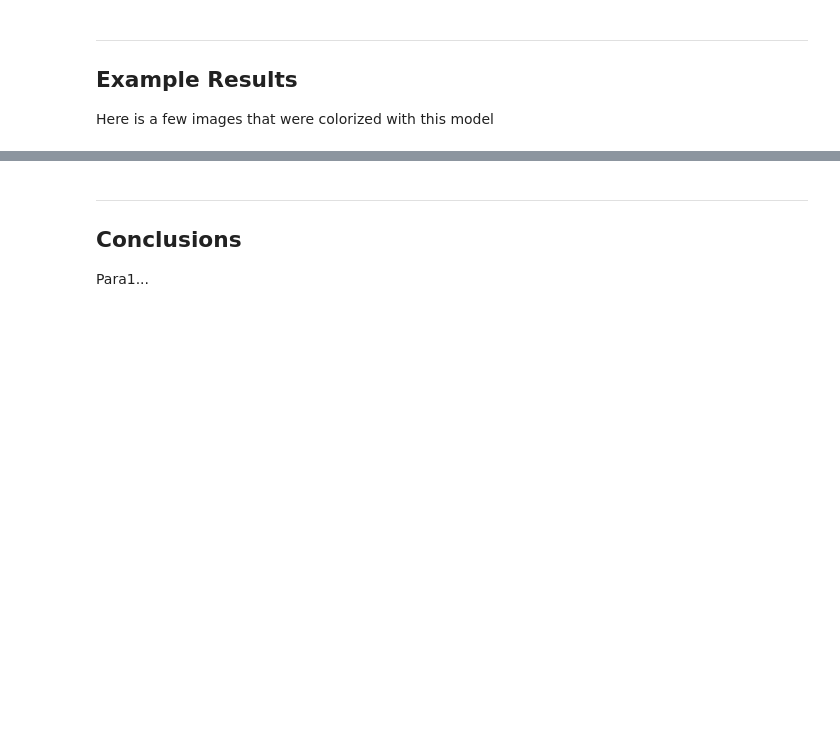
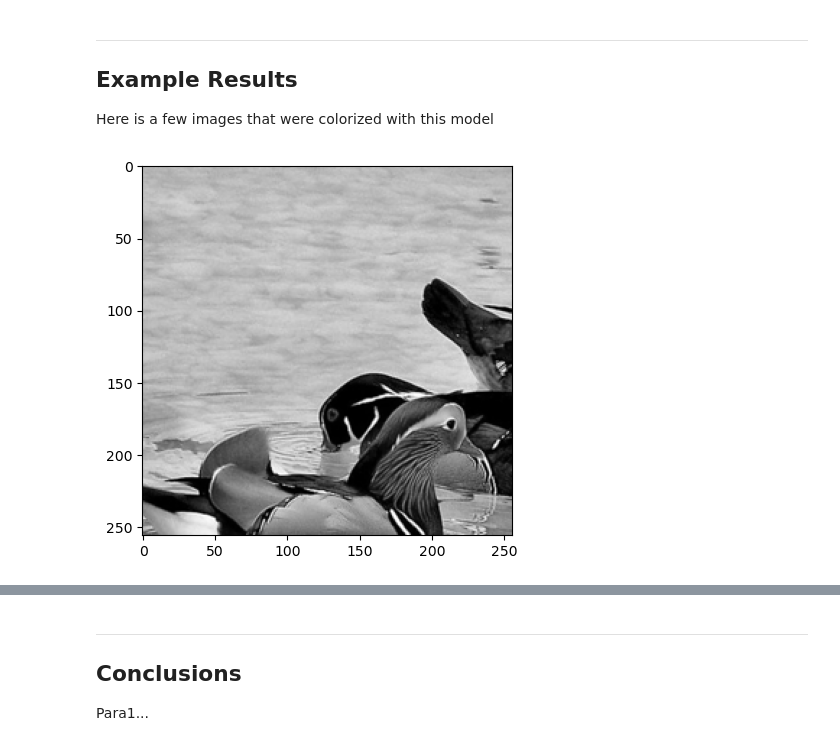
Before and after one commit to halHalberstadt/Image-Colorization-CST438-Final-Project, a Jupyter notebook: Image-Colorization-Final.ipynb, the cells around one changed output, grey strips where cells are left out. Drawn from its saved outputs; the diff is of its cells as text; code cells hidden in the pictures; blank space fills up the shorter version.

```diff
--- a/Image-Colorization-Final.ipynb
+++ b/Image-Colorization-Final.ipynb
@@ -250,3 +241,18 @@ Epoch 1/5
 ## Example Results
 
 Here is a few images that were colorized with this model
+# %%
+image_number = 1
+# %%
+imgs = np.zeros((10, shrink_shape[0], shrink_shape[1], shrink_shape[2]), dtype='float32')
+i = 0
+for location in partition_bw[:10]:
+    img = load_img(location)
+    img = img.resize(shrink_shape[:2])
+    _img = np.array(img, dtype=np.float32)
+    imgs[i] = _img/255
+    i += 1
+
+plt.imshow(imgs[image_number]);
+# %% [output]
+[figure, added]
```
Also changed, not shown: parts of 15 cells of this notebook.
